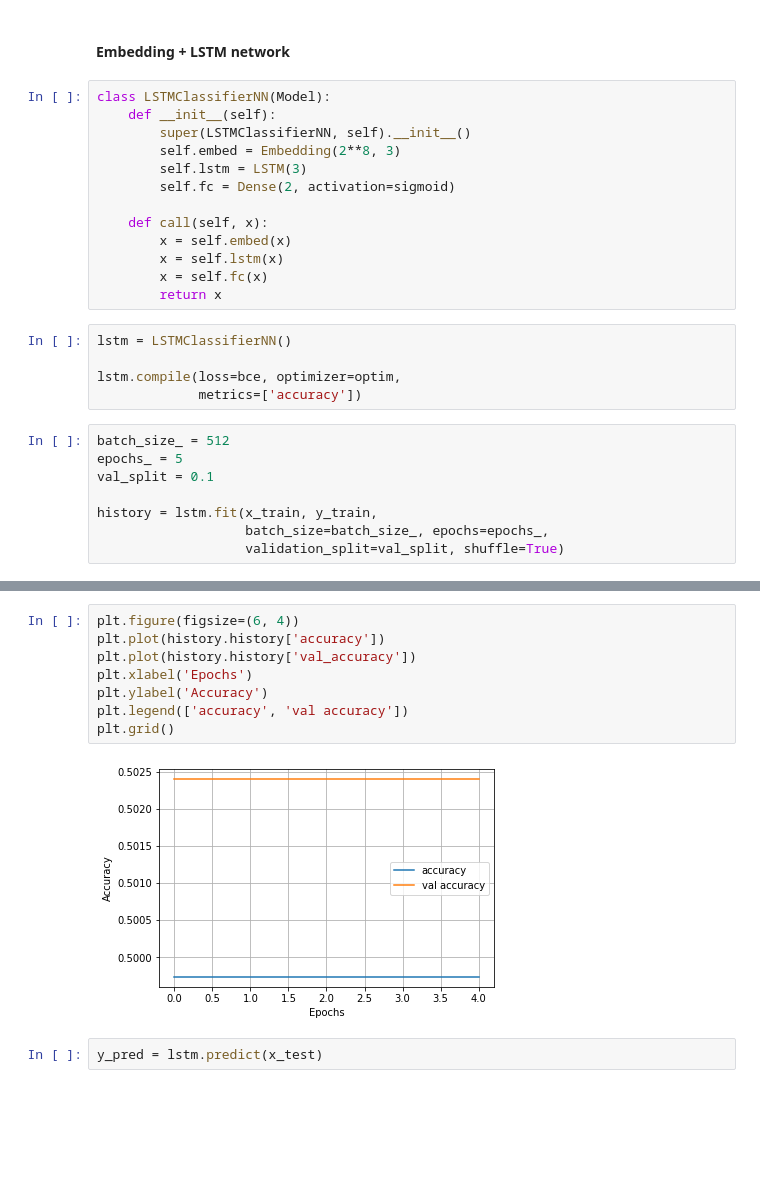
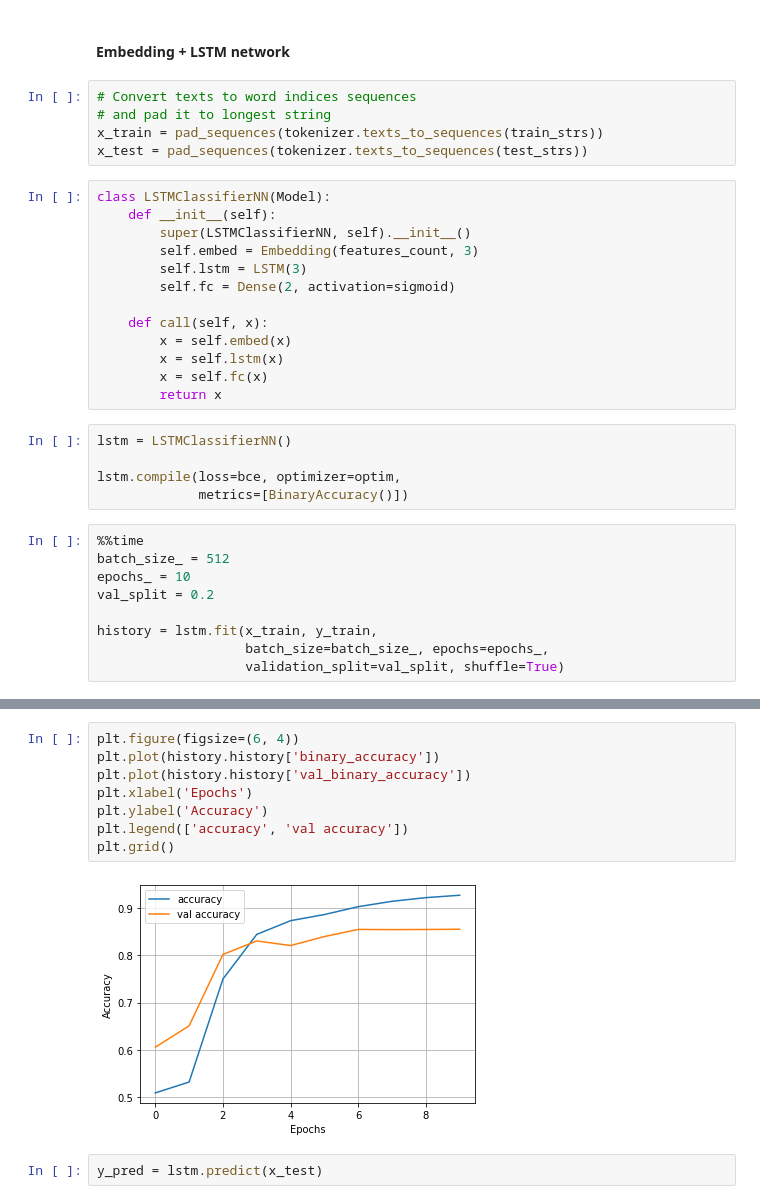
Before and after one commit to eukhenio/ds_school_2020, a Jupyter notebook: task 5/Mityaev_nlp_classification.ipynb, the cells around one changed output, grey strips where cells are left out. Cells and saved outputs as stored; diff of their text form; blank space fills up the shorter version.

```diff
--- a/task 5/Mityaev_nlp_classification.ipynb
+++ b/task 5/Mityaev_nlp_classification.ipynb
@@ -358,10 +367,15 @@ recall 0.9066
 # %% [markdown]
 #### Embedding + LSTM network
+# %%
+# Convert texts to word indices sequences
+# and pad it to longest string
+x_train = pad_sequences(tokenizer.texts_to_sequences(train_strs))
+x_test = pad_sequences(tokenizer.texts_to_sequences(test_strs))
 # %%
 class LSTMClassifierNN(Model):
     def __init__(self):
         super(LSTMClassifierNN, self).__init__()
-        self.embed = Embedding(2**8, 3)
+        self.embed = Embedding(features_count, 3)
         self.lstm = LSTM(3)
         self.fc = Dense(2, activation=sigmoid)
 
@@ -374,11 +388,12 @@ class LSTMClassifierNN(Model):
 lstm = LSTMClassifierNN()
 
 lstm.compile(loss=bce, optimizer=optim,
-             metrics=['accuracy'])
+             metrics=[BinaryAccuracy()])
 # %%
+%%time
 batch_size_ = 512
-epochs_ = 5
-val_split = 0.1
+epochs_ = 10
+val_split = 0.2
 
 history = lstm.fit(x_train, y_train,
                    batch_size=batch_size_, epochs=epochs_,
@@ -407,13 +419,13 @@ Epoch 5/5
 # %%
 plt.figure(figsize=(6, 4))
-plt.plot(history.history['accuracy'])
-plt.plot(history.history['val_accuracy'])
+plt.plot(history.history['binary_accuracy'])
+plt.plot(history.history['val_binary_accuracy'])
 plt.xlabel('Epochs')
 plt.ylabel('Accuracy')
 plt.legend(['accuracy', 'val accuracy'])
 plt.grid()
 # %% [output]
-[figure, old version]
+[figure, new version]
 # %%
 y_pred = lstm.predict(x_test)
 # %%
```
Also changed, not shown: parts of 27 cells of this notebook.
